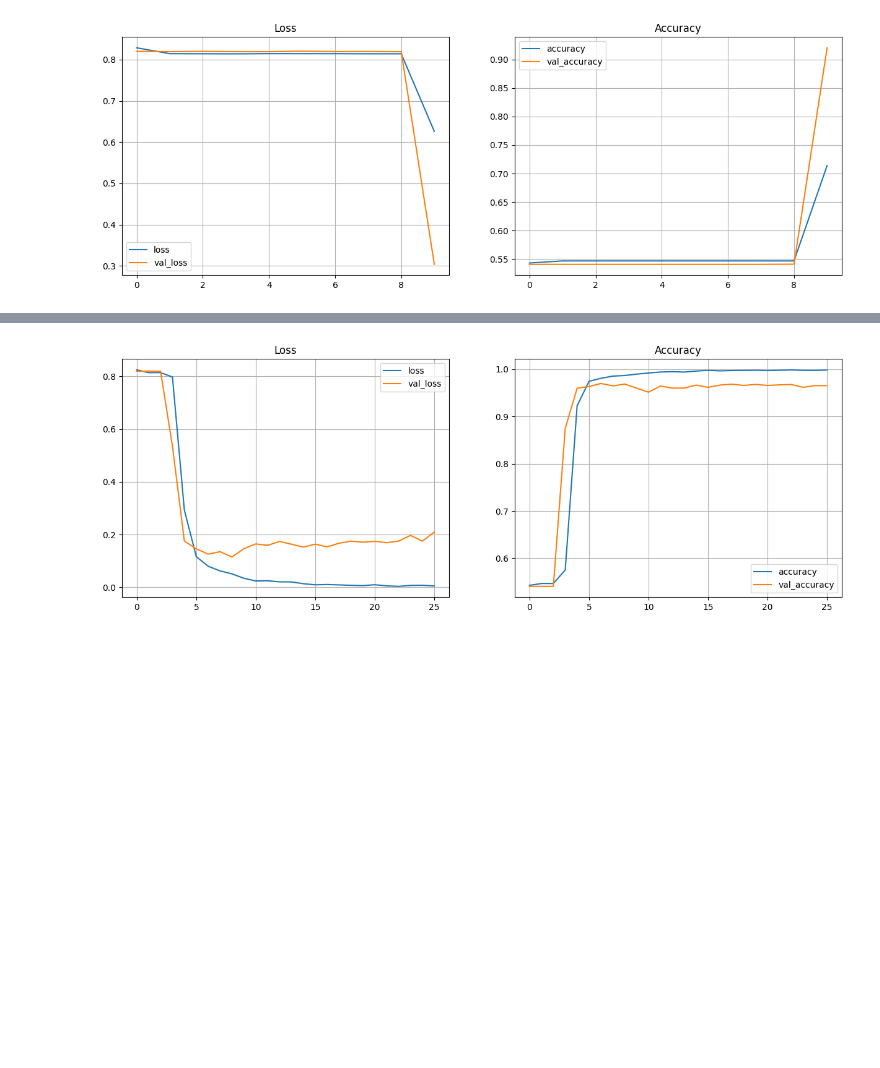
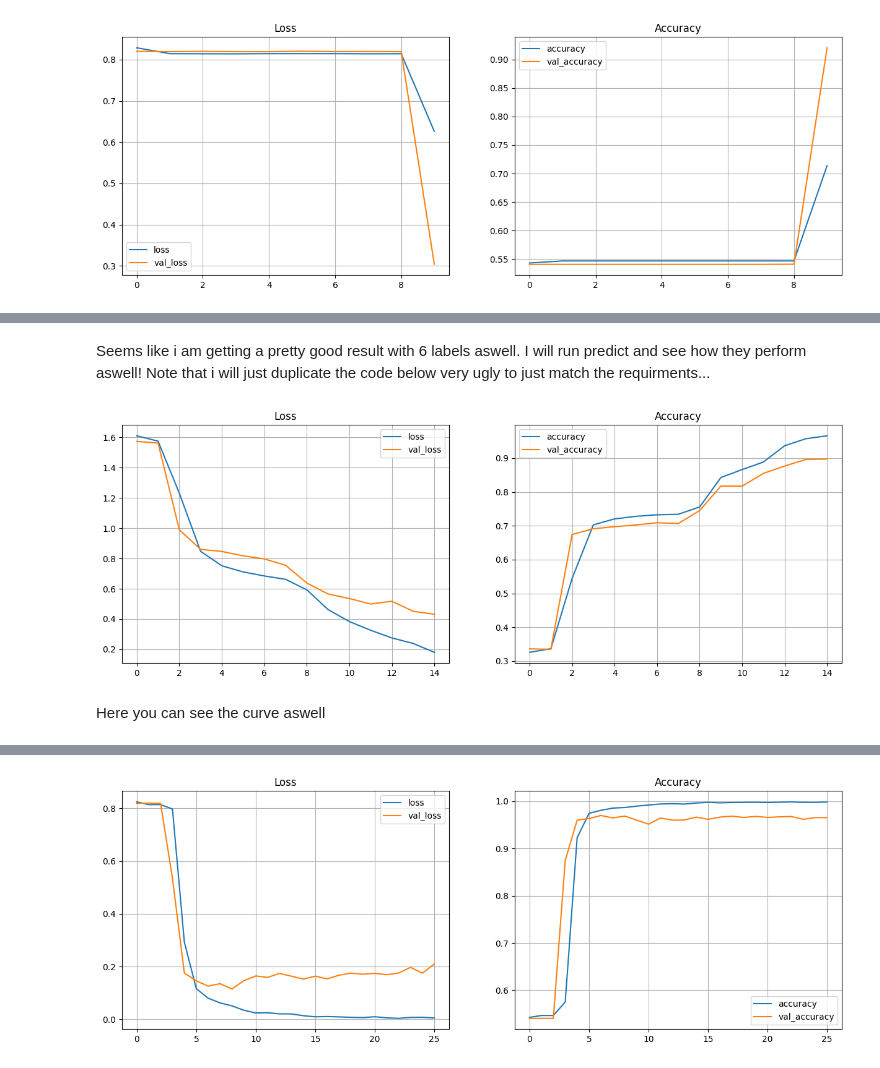
Before and after one commit to JoelOscarsson/rnn-assignment, a Jupyter notebook: rnn-assignment.ipynb, the cells around one changed output, grey strips where cells are left out. Cells and saved outputs as stored; diff of their text form; code cells hidden in the pictures; blank space fills up the shorter version.

```diff
--- a/rnn-assignment.ipynb
+++ b/rnn-assignment.ipynb
@@ -685,0 +708,5 @@ plot_metrics(df)
+# %%
+df = pd.DataFrame(np.load('logs/history_15_20240129-19_45.npy', allow_pickle=True).item())
+
+
+df.sort_values(by=['accuracy'], ascending=False)
@@ -686,3 +730,11 @@ plot_metrics(df)
+# %% [markdown]
+Seems like i am getting a pretty good result with 6 labels aswell. I will run predict and see how they perform aswell! Note that i will just duplicate the code below very ugly to just match the requirments...
+# %%
+plot_metrics(df)
+# %% [output]
+[figure, added]
+# %% [markdown]
+Here you can see the curve aswell
 # %%
 df = pd.DataFrame(np.load('logs/history_26_20240115-122953.npy', allow_pickle=True).item())
 
```
Also changed, not shown: parts of 21 cells of this notebook, 3 other files.
